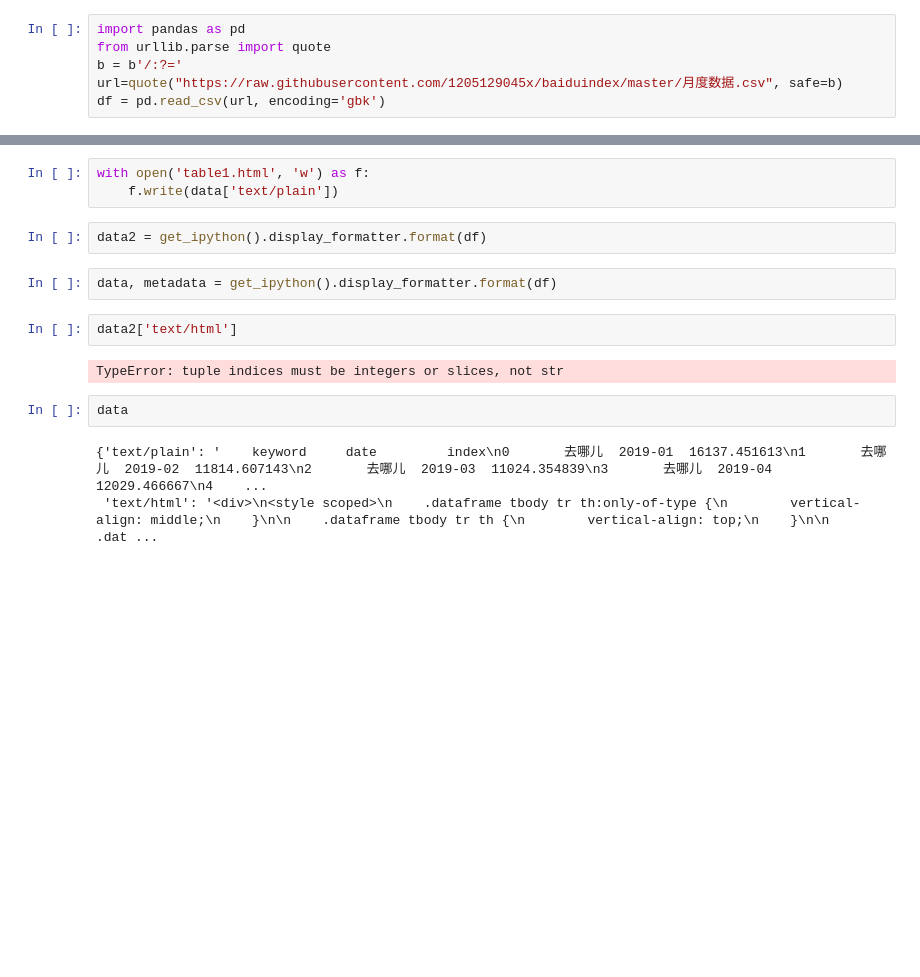
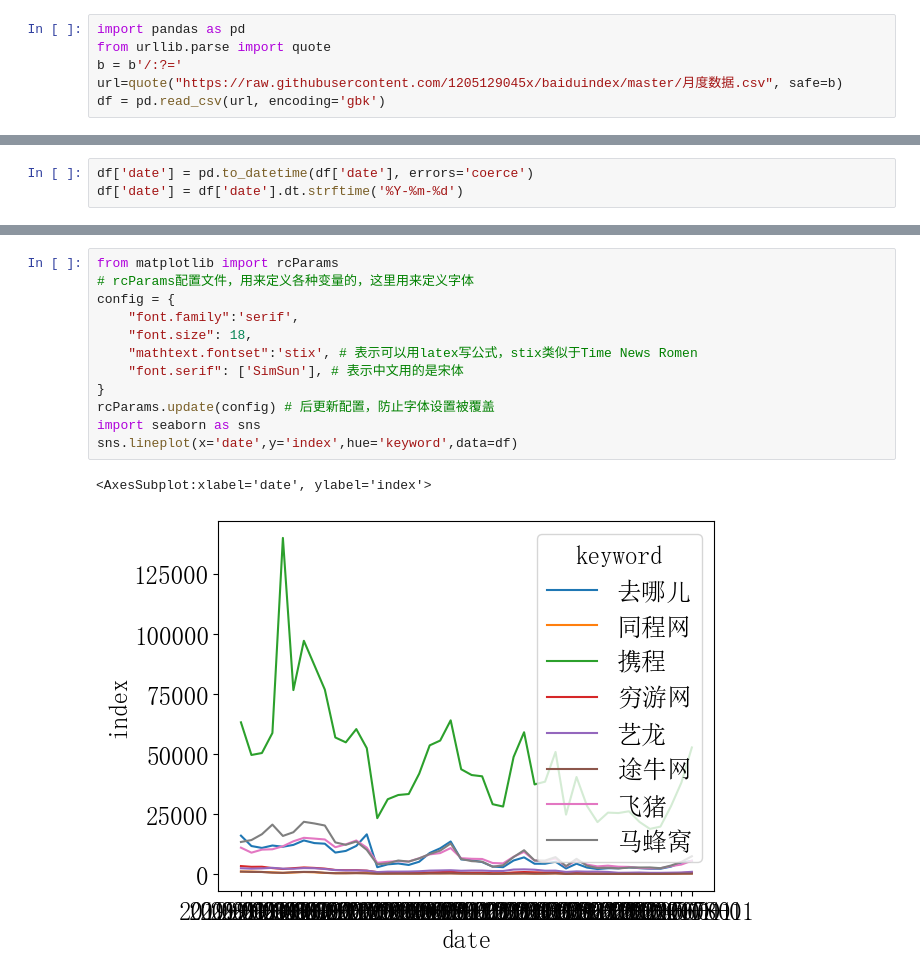
Before and after one commit to 1205129045x/baiduindex, a Jupyter notebook: 未命名.ipynb, the cells around one changed output, grey strips where cells are left out. Drawn from its saved outputs; the diff is of its cells as text; blank space fills up the shorter version.

```diff
--- a/未命名.ipynb
+++ b/未命名.ipynb
@@ -7 +9,4 @@ df = pd.read_csv(url, encoding='gbk')
+# %%
+df['date'] = pd.to_datetime(df['date'], errors='coerce')
+df['date'] = df['date'].dt.strftime('%Y-%m-%d')
 # %%
@@ -48,16 +27,15 @@ data
-# %%
-with open('table1.html', 'w') as f:
-    f.write(data['text/plain'])
-# %%
-data2 = get_ipython().display_formatter.format(df)
-# %%
-data, metadata = get_ipython().display_formatter.format(df)
-# %%
-data2['text/html']
-# %% [output]
-TypeError: tuple indices must be integers or slices, not str
-# %%
-data
-# %% [output]
-{'text/plain': '    keyword     date         index\n0       去哪儿  2019-01  16137.451613\n1       去哪儿  2019-02  11814.607143\n2       去哪儿  2019-03  11024.354839\n3       去哪儿  2019-04  12029.466667\n4    ...
- 'text/html': '<div>\n<style scoped>\n    .dataframe tbody tr th:only-of-type {\n        vertical-align: middle;\n    }\n\n    .dataframe tbody tr th {\n        vertical-align: top;\n    }\n\n    .dat ...
+# %%
+from matplotlib import rcParams
+# rcParams配置文件，用来定义各种变量的，这里用来定义字体
+config = {
+    "font.family":'serif',
+    "font.size": 18,
+    "mathtext.fontset":'stix', # 表示可以用latex写公式，stix类似于Time News Romen
+    "font.serif": ['SimSun'], # 表示中文用的是宋体
+}
+rcParams.update(config) # 后更新配置，防止字体设置被覆盖
+import seaborn as sns
+sns.lineplot(x='date',y='index',hue='keyword',data=df)
+# %% [output]
+<AxesSubplot:xlabel='date', ylabel='index'>
+[figure, added]
```
Also changed, not shown: parts of 12 cells of this notebook, 3 other files.
